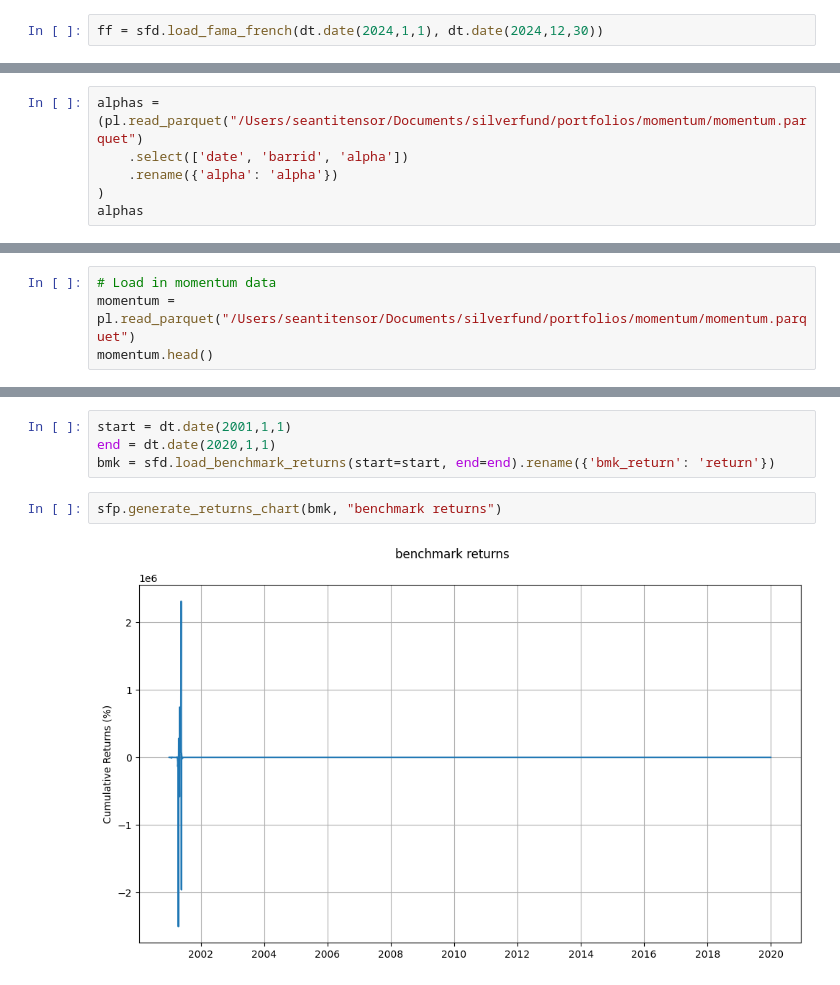
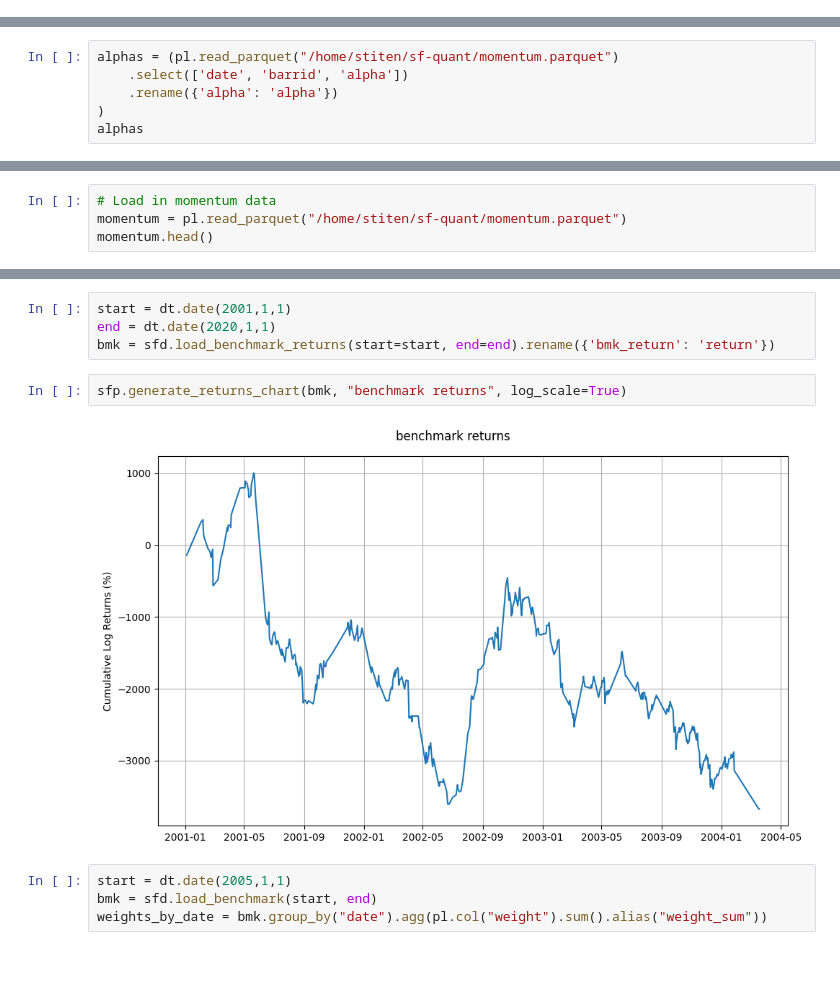
Before and after one commit to BYUSilverFund/sf-quant, a Jupyter notebook: demo_functions.ipynb, the cells around one changed output, grey strips where cells are left out. Cells and saved outputs as stored; diff of their text form.

```diff
--- a/demo_functions.ipynb
+++ b/demo_functions.ipynb
@@ -16,5 +16,3 @@ import sf_quant.data as sfd
 import sf_quant.performance as sfp
 import sf_quant.research as sfr
 import polars_ols as pls
-# %%
-ff = sfd.load_fama_french(dt.date(2024,1,1), dt.date(2024,12,30))
@@ -217,7 +206,7 @@ sfp.generate_drawdown_chart(
 
 Test information coefficient generation and visualization.
 # %%
-alphas = (pl.read_parquet("/Users/seantitensor/Documents/silverfund/portfolios/momentum/momentum.parquet")
+alphas = (pl.read_parquet("/home/stiten/sf-quant/momentum.parquet")
     .select(['date', 'barrid', 'alpha'])
     .rename({'alpha': 'alpha'})
 )
@@ -319,7 +308,7 @@ This section demonstrates two approaches to using the Fama-French 5-factor model
 2. **Cross-Sectional Decile Analysis** - Create decile portfolios and test factor exposures
 # %%
 # Load in momentum data
-momentum = pl.read_parquet("/Users/seantitensor/Documents/silverfund/portfolios/momentum/momentum.parquet")
+momentum = pl.read_parquet("/home/stiten/sf-quant/momentum.parquet")
 momentum.head()
 # %% [output]
 shape: (5, 11)
@@ -632,6 +638,10 @@ start = dt.date(2001,1,1)
 end = dt.date(2020,1,1)
 bmk = sfd.load_benchmark_returns(start=start, end=end).rename({'bmk_return': 'return'})
 # %%
-sfp.generate_returns_chart(bmk, "benchmark returns")
+sfp.generate_returns_chart(bmk, "benchmark returns", log_scale=True)
 # %% [output]
-[figure, old version]
+[figure, new version]
+# %%
+start = dt.date(2005,1,1)
+bmk = sfd.load_benchmark(start, end)
+weights_by_date = bmk.group_by("date").agg(pl.col("weight").sum().alias("weight_sum"))
```
Also changed, not shown: parts of 16 cells of this notebook, 8 other files.
